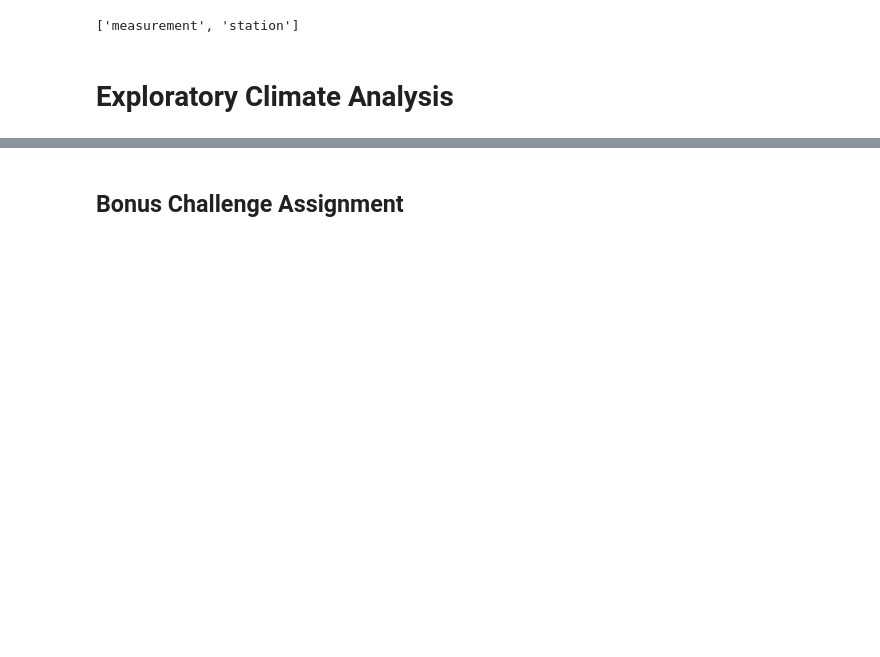
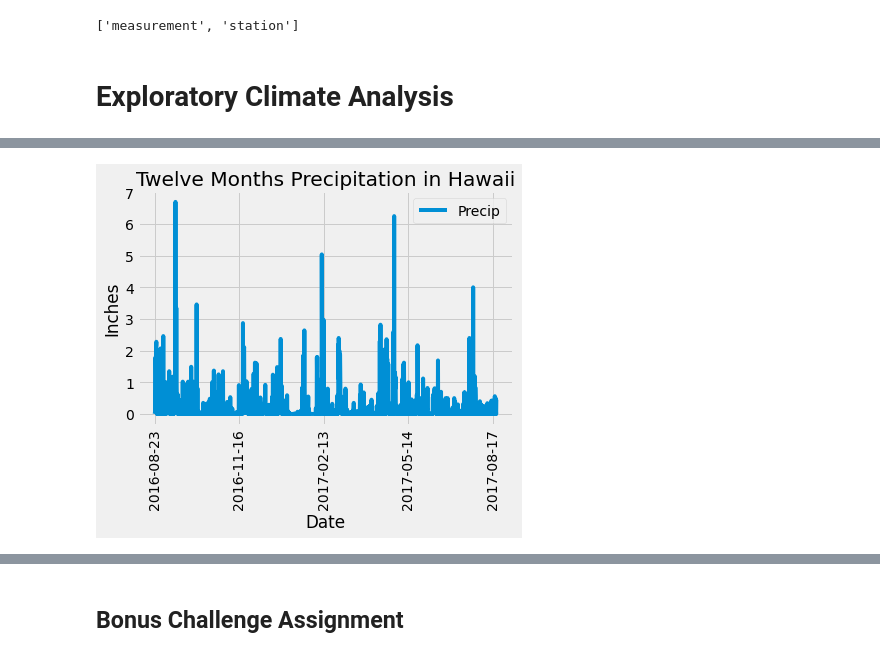
Before and after one commit to thenry390/sqlalchemy-challenge, a Jupyter notebook: climate_starter.ipynb, the cells around one changed output, grey strips where cells are left out. Cells and saved outputs as stored; diff of their text form; code cells hidden in the pictures; blank space fills up the shorter version.

```diff
--- a/climate_starter.ipynb
+++ b/climate_starter.ipynb
@@ -49,10 +104,27 @@ session = Session(engine)
 
 # Calculate the date 1 year ago from the last data point in the database
 
-# Perform a query to retrieve the data and precipitation scores
+maxDate=session.query(Measurement.date).order_by(Measurement.date.desc()).first()
+maxDate=maxDate[0]
+print("Max Date: "+maxDate)
+
+#year,month,day=maxDate.split('-')
+#earlyDate=datetime.date(int(year), int(month), int(day))-timedelta(days=365)
+
+
+# Perform a query to retrieve the date and precipitation scores
+precips = session.query(Measurement).filter(Measurement.date >='2016-08-23').filter(Measurement.date <= '2017-08-23').all()
+#precips = session.query(Measurement).filter(Measurement.date >= earlyDate).filter(Measurement.date <= maxDate).all()
+precips_df=pd.DataFrame(columns = ["Date", "Precip"])
+
+for precip in precips:
+    precips_df=precips_df.append({'Date':precip.date,'Precip':precip.prcp}, ignore_index=True)
+
+precips_df = pd.DataFrame(precips_df)
 
 # Save the query results as a Pandas DataFrame and set the index to the date column
-
+precips_df = precips_df.set_index('Date')
+precips_df = precips_df.dropna()
 # Sort the dataframe by date
-
-# Use Pandas Plotting with Matplotlib to plot the data
+precips_df = precips_df.sort_index()
+precips_df.head()
@@ -62,0 +140,9 @@ session = Session(engine)
+# %%
+# Use Pandas Plotting with Matplotlib to plot the data
+precips_df.plot(rot=90)
+plt.title("Twelve Months Precipitation in Hawaii")
+#plt.xlabel("Cities")
+plt.ylabel("Inches")
+plt.show()
+# %% [output]
+[figure, added]
```
Also changed, not shown: parts of 16 cells of this notebook, 1 other file.
